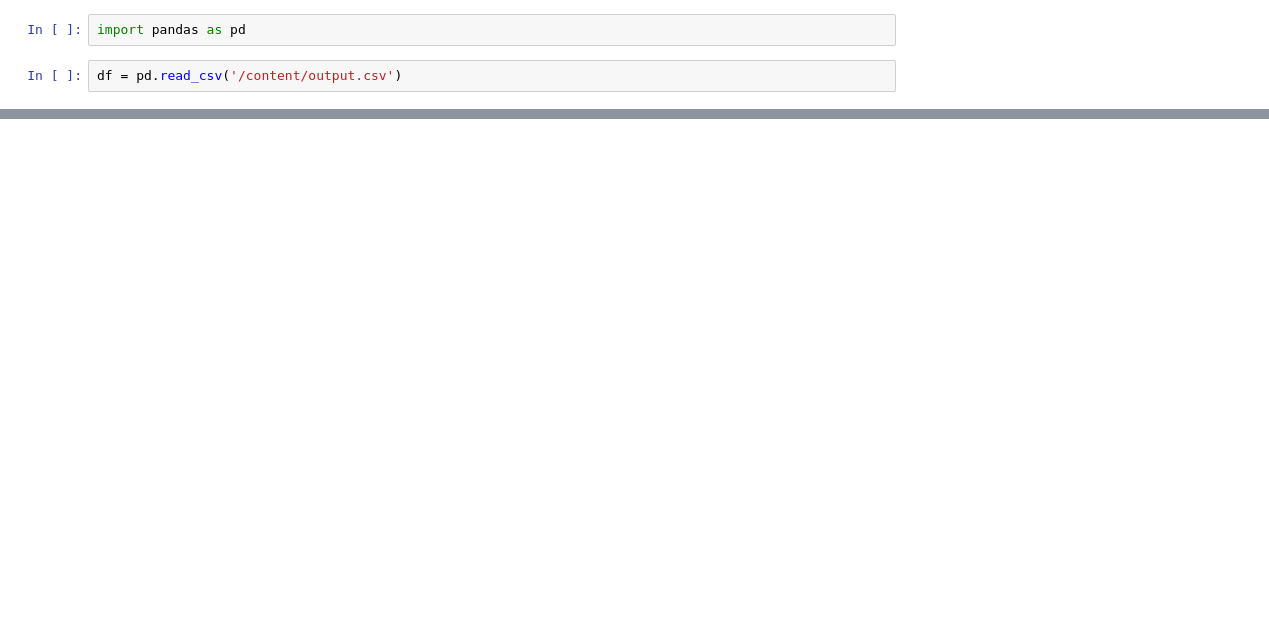
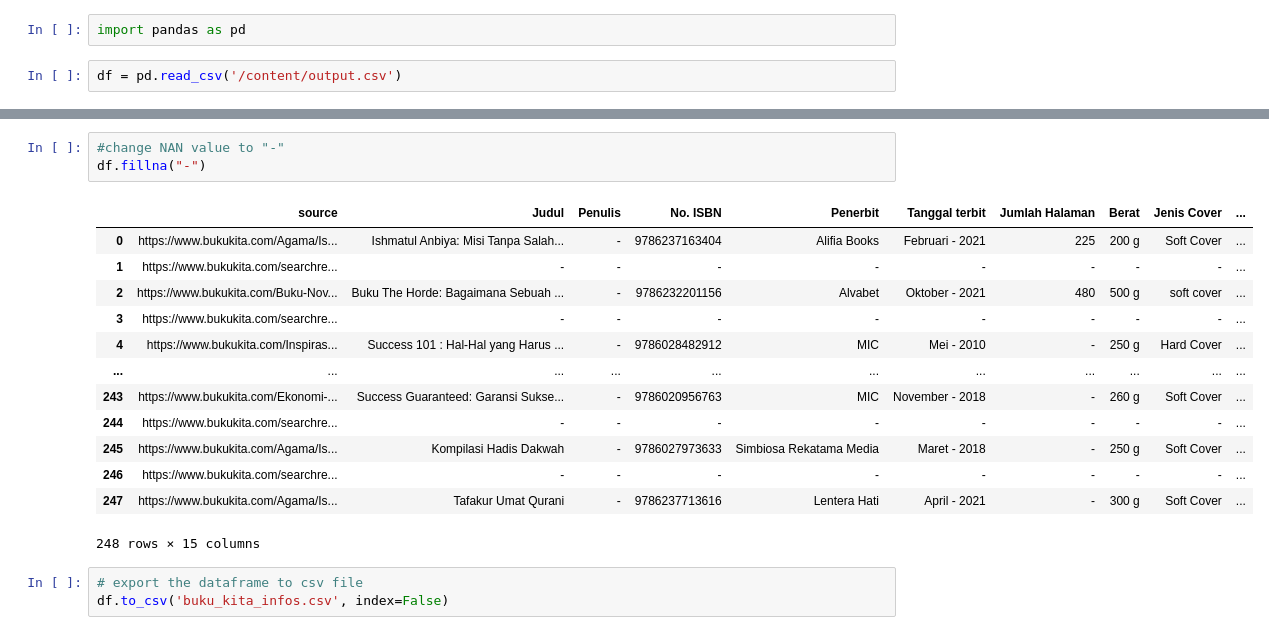
Before and after one commit to drshahizan/python-web, a Jupyter notebook: scrapy/SIX/scrapy_bukukita.ipynb, the cells around one changed output, grey strips where cells are left out. Cells and saved outputs as stored; diff of their text form; blank space fills up the shorter version.

```diff
--- a/scrapy/SIX/scrapy_bukukita.ipynb
+++ b/scrapy/SIX/scrapy_bukukita.ipynb
@@ -128,0 +149,20 @@ df
+# %%
+#change NAN value to "-"
+df.fillna("-")
+# %% [output]
+|  | source | Judul | Penulis | No. ISBN | Penerbit | Tanggal terbit | Jumlah Halaman | Berat | Jenis Cover | ... |
+| 0 | https://www.bukukita.com/Agama/Is... | Ishmatul Anbiya: Misi Tanpa Salah... | - | 9786237163404 | Alifia Books | Februari - 2021 | 225 | 200 g | Soft Cover | ... |
+| 1 | https://www.bukukita.com/searchre... | - | - | - | - | - | - | - | - | ... |
+| 2 | https://www.bukukita.com/Buku-Nov... | Buku The Horde: Bagaimana Sebuah ... | - | 9786232201156 | Alvabet | Oktober - 2021 | 480 | 500 g | soft cover | ... |
+| 3 | https://www.bukukita.com/searchre... | - | - | - | - | - | - | - | - | ... |
+| 4 | https://www.bukukita.com/Inspiras... | Success 101 : Hal-Hal yang Harus ... | - | 9786028482912 | MIC | Mei - 2010 | - | 250 g | Hard Cover | ... |
+| ... | ... | ... | ... | ... | ... | ... | ... | ... | ... | ... |
+| 243 | https://www.bukukita.com/Ekonomi-... | Success Guaranteed: Garansi Sukse... | - | 9786020956763 | MIC | November - 2018 | - | 260 g | Soft Cover | ... |
+| 244 | https://www.bukukita.com/searchre... | - | - | - | - | - | - | - | - | ... |
+| 245 | https://www.bukukita.com/Agama/Is... | Kompilasi Hadis Dakwah | - | 9786027973633 | Simbiosa Rekatama Media | Maret - 2018 | - | 250 g | Soft Cover | ... |
+| 246 | https://www.bukukita.com/searchre... | - | - | - | - | - | - | - | - | ... |
+| 247 | https://www.bukukita.com/Agama/Is... | Tafakur Umat Qurani | - | 9786237713616 | Lentera Hati | April - 2021 | - | 300 g | Soft Cover | ... |
+248 rows × 15 columns
+# %%
+# export the dataframe to csv file
+df.to_csv('buku_kita_infos.csv', index=False)
```
Also changed, not shown: parts of 5 cells of this notebook.
